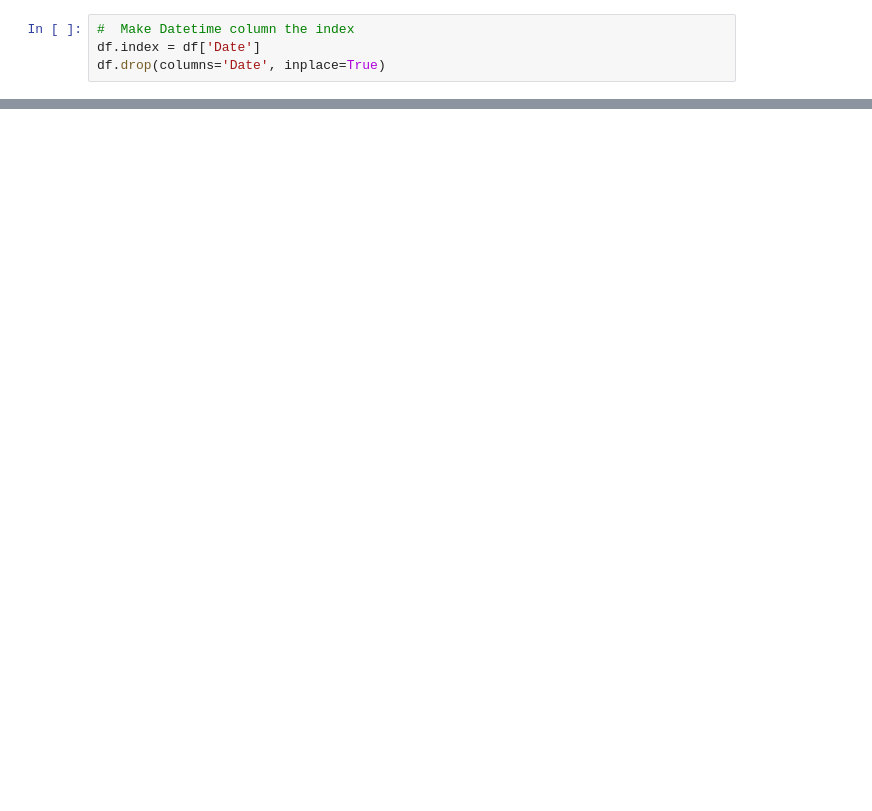
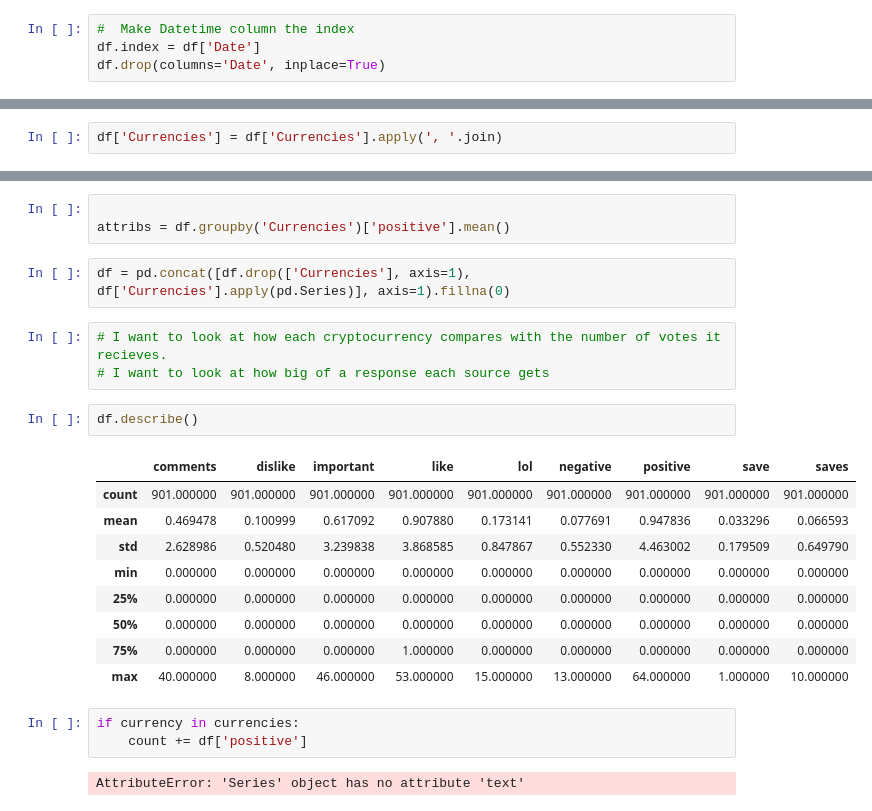
Before and after one commit to pAulseperformance/cryptopanic_scraper, a Jupyter notebook: cryptopanic_scraper/jupyter/eda.ipynb, the cells around one changed output, grey strips where cells are left out. Cells and saved outputs as stored; diff of their text form; blank space fills up the shorter version.

```diff
--- a/cryptopanic_scraper/jupyter/eda.ipynb
+++ b/cryptopanic_scraper/jupyter/eda.ipynb
@@ -25,0 +35,2 @@ df_backup = df
+# %%
+df['Currencies'] = df['Currencies'].apply(', '.join)
@@ -49,0 +88,25 @@ show(p)
+# %%
+
+attribs = df.groupby('Currencies')['positive'].mean()
+# %%
+df = pd.concat([df.drop(['Currencies'], axis=1), df['Currencies'].apply(pd.Series)], axis=1).fillna(0)
+# %%
+# I want to look at how each cryptocurrency compares with the number of votes it recieves.
+# I want to look at how big of a response each source gets
+# %%
+df.describe()
+# %% [output]
+|  | comments | dislike | important | like | lol | negative | positive | save | saves |
+| count | 901.000000 | 901.000000 | 901.000000 | 901.000000 | 901.000000 | 901.000000 | 901.000000 | 901.000000 | 901.000000 |
+| mean | 0.469478 | 0.100999 | 0.617092 | 0.907880 | 0.173141 | 0.077691 | 0.947836 | 0.033296 | 0.066593 |
+| std | 2.628986 | 0.520480 | 3.239838 | 3.868585 | 0.847867 | 0.552330 | 4.463002 | 0.179509 | 0.649790 |
+| min | 0.000000 | 0.000000 | 0.000000 | 0.000000 | 0.000000 | 0.000000 | 0.000000 | 0.000000 | 0.000000 |
+| 25% | 0.000000 | 0.000000 | 0.000000 | 0.000000 | 0.000000 | 0.000000 | 0.000000 | 0.000000 | 0.000000 |
+| 50% | 0.000000 | 0.000000 | 0.000000 | 0.000000 | 0.000000 | 0.000000 | 0.000000 | 0.000000 | 0.000000 |
+| 75% | 0.000000 | 0.000000 | 0.000000 | 1.000000 | 0.000000 | 0.000000 | 0.000000 | 0.000000 | 0.000000 |
+| max | 40.000000 | 8.000000 | 46.000000 | 53.000000 | 15.000000 | 13.000000 | 64.000000 | 1.000000 | 10.000000 |
+# %%
+if currency in currencies:
+    count += df['positive']
+# %% [output]
+AttributeError: 'Series' object has no attribute 'text'
```
Also changed, not shown: parts of 15 cells of this notebook, 2 other files.
